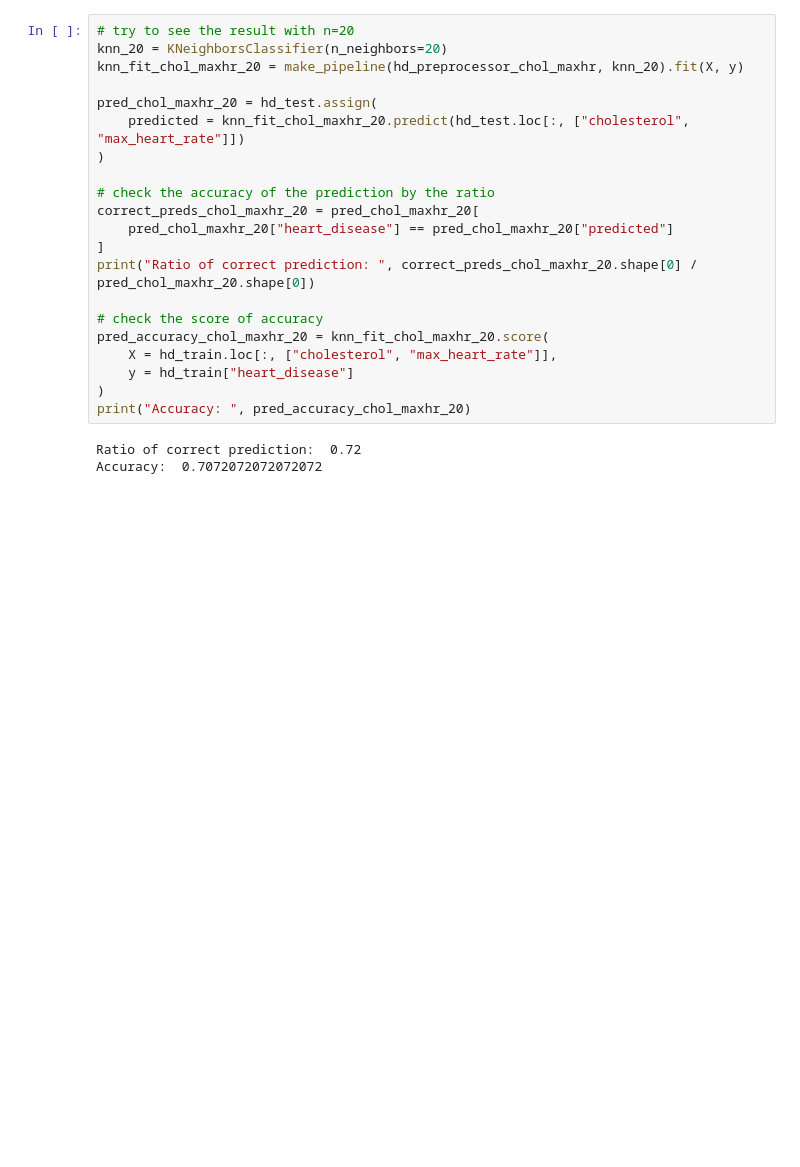
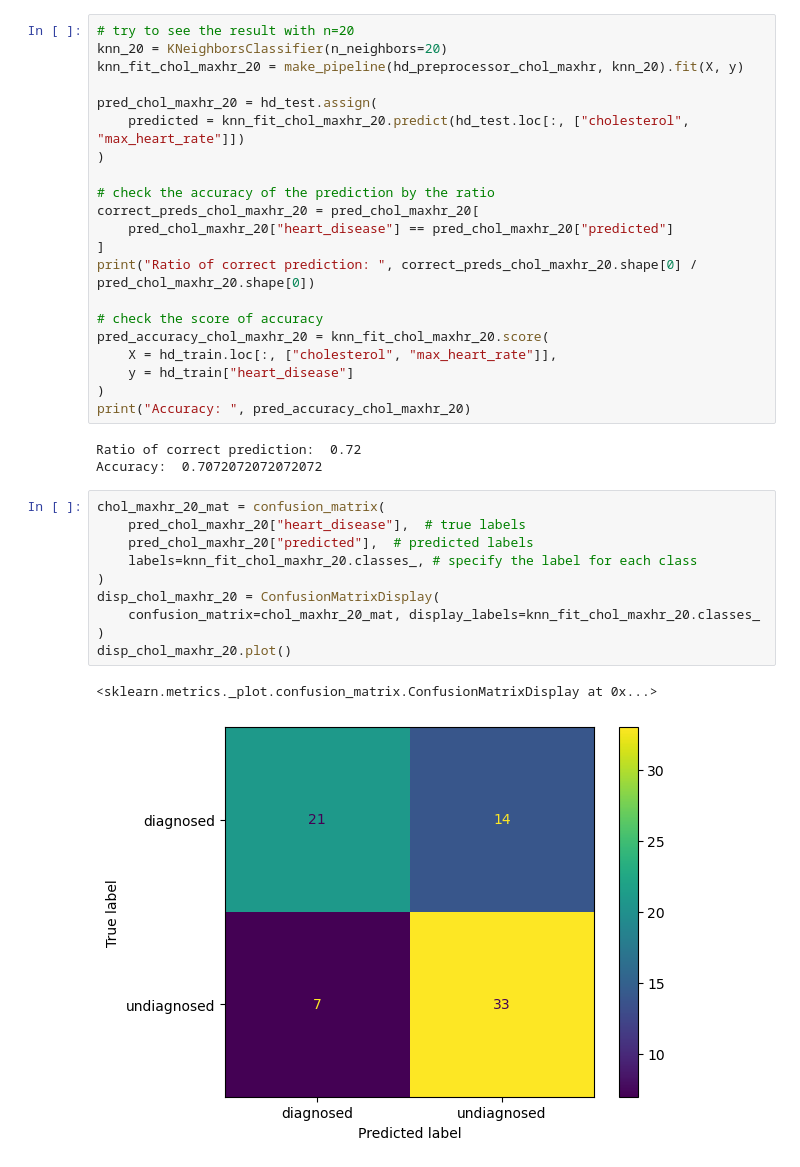
Before and after one commit to ytorigata/dsci-100-2022w2-group-22, a Jupyter notebook: docs/working.ipynb, the cells around one changed output. Drawn from its saved outputs; the diff is of its cells as text; blank space fills up the shorter version.

```diff
--- a/docs/working.ipynb
+++ b/docs/working.ipynb
@@ -478,3 +493,16 @@ print("Accuracy: ", pred_accuracy_chol_maxhr_20)
 # %% [output]
 Ratio of correct prediction:  0.72
 Accuracy:  0.7072072072072072
+# %%
+chol_maxhr_20_mat = confusion_matrix(
+    pred_chol_maxhr_20["heart_disease"],  # true labels
+    pred_chol_maxhr_20["predicted"],  # predicted labels
+    labels=knn_fit_chol_maxhr_20.classes_, # specify the label for each class
+)
+disp_chol_maxhr_20 = ConfusionMatrixDisplay(
+    confusion_matrix=chol_maxhr_20_mat, display_labels=knn_fit_chol_maxhr_20.classes_
+)
+disp_chol_maxhr_20.plot()
+# %% [output]
+<sklearn.metrics._plot.confusion_matrix.ConfusionMatrixDisplay at 0x...>
+[figure, added]
```
Also changed, not shown: parts of 3 cells of this notebook.
